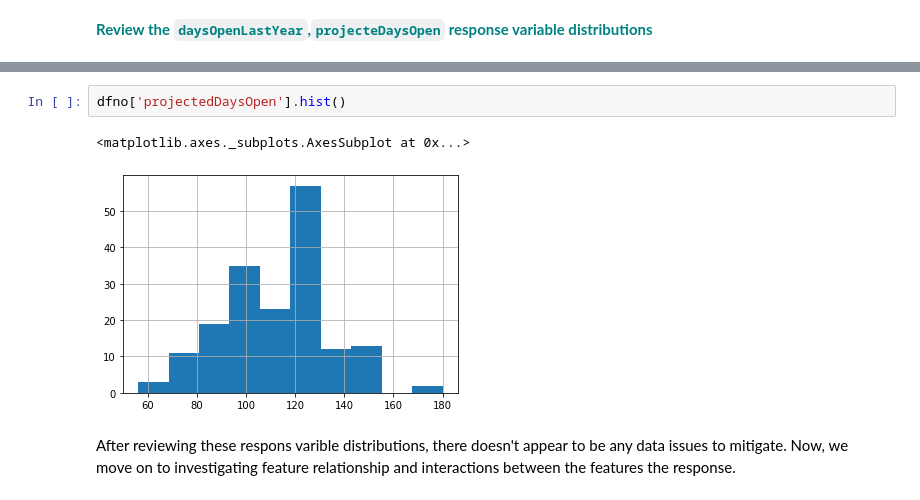
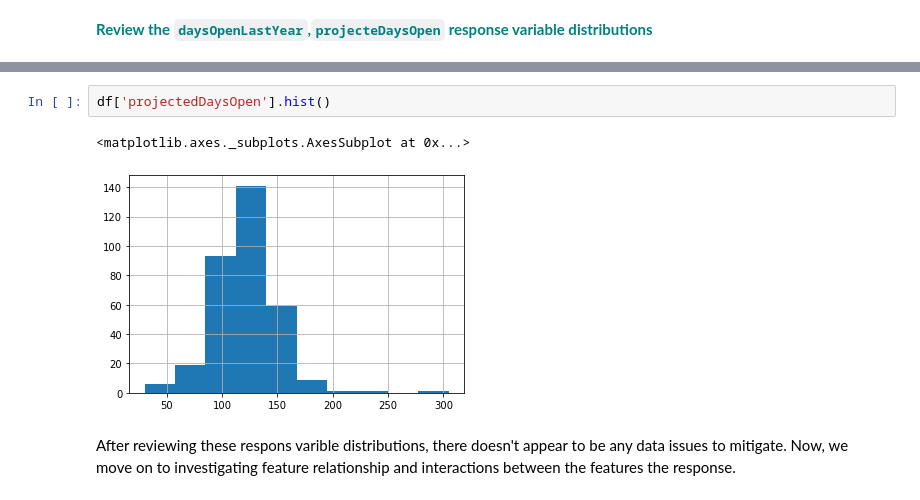
Before and after one commit to jolfr/capstone-01, a Jupyter notebook: notebooks/Notebook_stepthree.ipynb, the cells around one changed output, grey strips where cells are left out. Drawn from its saved outputs; the diff is of its cells as text.

```diff
--- a/notebooks/Notebook_stepthree.ipynb
+++ b/notebooks/Notebook_stepthree.ipynb
@@ -331,8 +331,8 @@ dfno['daysOpenLastYear'].hist()
 # %%
-dfno['projectedDaysOpen'].hist()
+df['projectedDaysOpen'].hist()
 # %% [output]
 <matplotlib.axes._subplots.AxesSubplot at 0x...>
-[figure, old version]
+[figure, new version]
 # %% [markdown]
 After reviewing these respons varible distributions, there doesn't appear to be any data issues to mitigate. Now, we move on to investigating feature relationship and interactions between the features the response.
 # %% [markdown]
```
Also changed, not shown: parts of 15 cells of this notebook, 1 other file.
